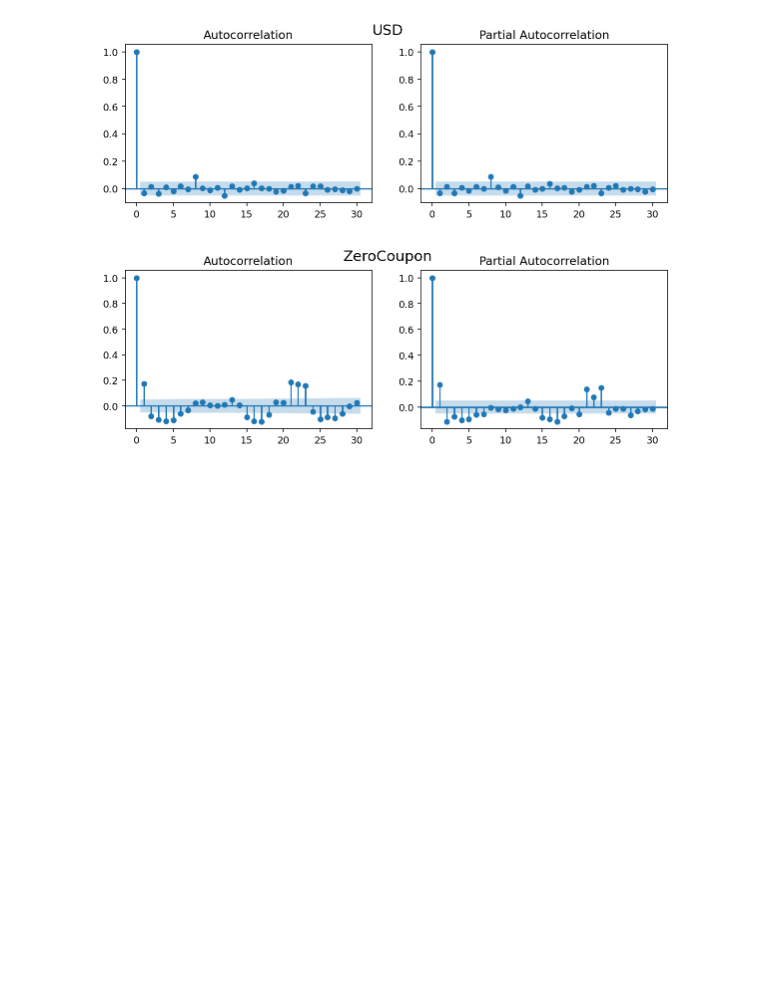
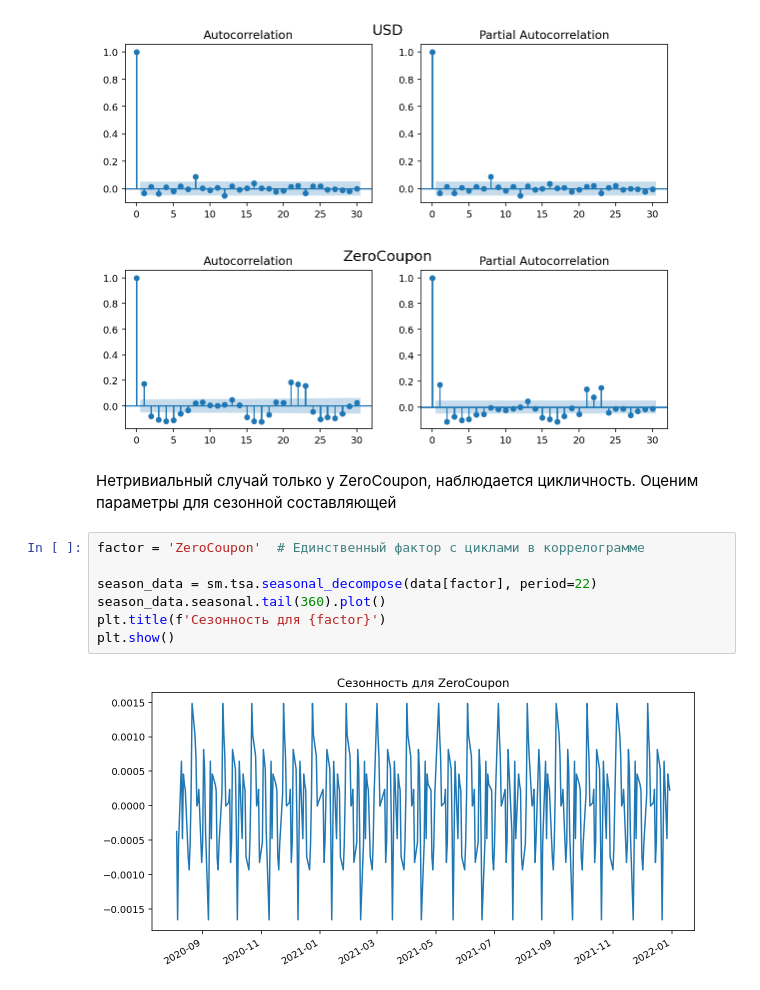
Before and after one commit to gaarutyunov/market-risk, a Jupyter notebook: notebooks/risks_visualizing.ipynb, the cells around one changed output. Saved outputs shown, nothing was run; the diff lists cells and outputs as text; blank space fills up the shorter version.

```diff
--- a/notebooks/risks_visualizing.ipynb
+++ b/notebooks/risks_visualizing.ipynb
@@ -184,3 +169,14 @@ for factor in data:
 [figure]
 [figure]
 [figure]
+# %% [markdown]
+Нетривиальный случай только у ZeroCoupon, наблюдается цикличность. Оценим параметры для сезонной составляющей
+# %%
+factor = 'ZeroCoupon'  # Единственный фактор с циклами в коррелограмме
+
+season_data = sm.tsa.seasonal_decompose(data[factor], period=22)
+season_data.seasonal.tail(360).plot()
+plt.title(f'Сезонность для {factor}')
+plt.show()
+# %% [output]
+[figure, added]
```
Also changed, not shown: parts of 10 cells of this notebook, 1 other file.
